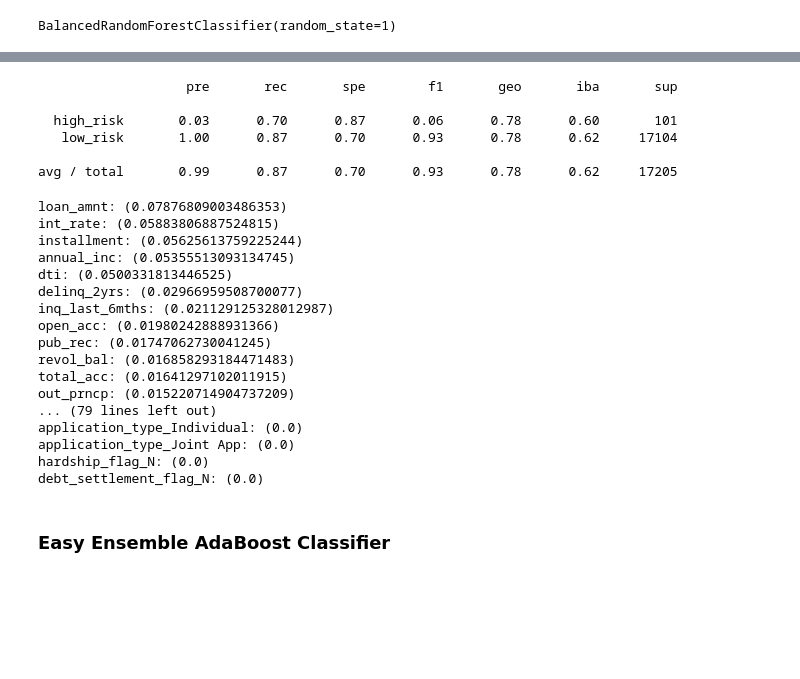
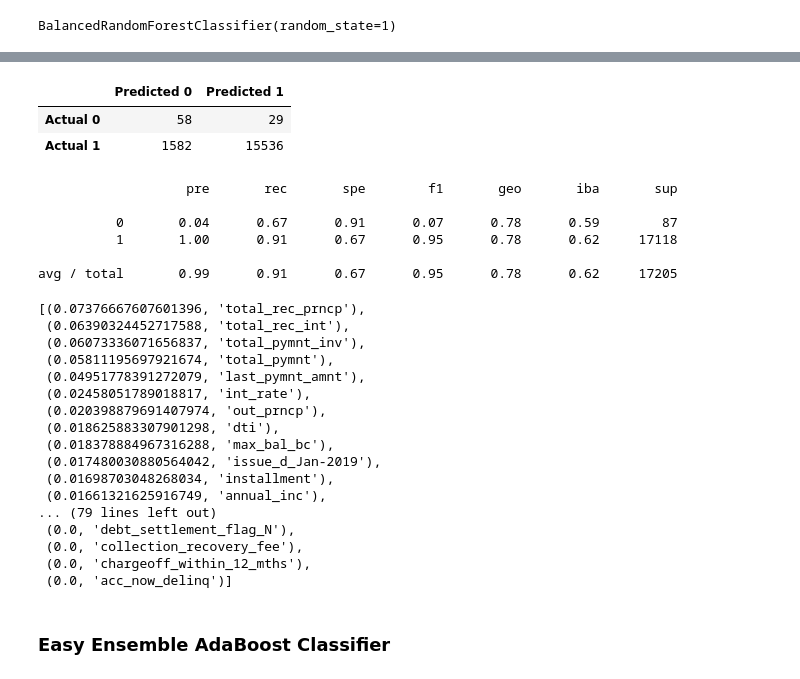
Before and after one commit to Space-Rocks/Credit_Risk_Analysis, a Jupyter notebook: credit_risk_ensemble.ipynb, the cells around one changed output, grey strips where cells are left out. Drawn from its saved outputs; the diff is of its cells as text; code cells hidden in the pictures; blank space fills up the shorter version.

Commit message:
Construct balanced random forest classifier and evaluate predictive performance on data

```diff
--- a/credit_risk_ensemble.ipynb
+++ b/credit_risk_ensemble.ipynb
@@ -160,3 +162,12 @@ X_train, X_test, y_train, y_test = train_test_split(X,
 print(X_train.shape, X_test.shape, y_train.shape, y_test.shape)
 # %% [output]
 (51612, 95) (17205, 95) (51612,) (17205,)
+# %%
+# Creating a StandardScaler instance.
+scaler = StandardScaler()
+# Fitting the Standard Scaler with the training data.
+X_scaler = scaler.fit(X_train)
+
+# Scaling the data.
+X_train_scaled = X_scaler.transform(X_train)
+X_test_scaled = X_scaler.transform(X_test)
@@ -176,10 +189,12 @@ Note: Use a random state of 1 for each algorithm to ensure consistency between t
 ### Balanced Random Forest Classifier
 # %%
 # Resample the training data with the BalancedRandomForestClassifier
-# YOUR CODE HERE
+rf_model = BalancedRandomForestClassifier(n_estimators=100, random_state=1)
+rf_model.fit(X_train_scaled, y_train)
 # %% [output]
 BalancedRandomForestClassifier(random_state=1)
 # %%
 # Calculated the balanced accuracy score
-# YOUR CODE HERE
+y_pred = rf_model.predict(X_test_scaled)
+balanced_accuracy_score(y_test, y_pred)
 # %% [output]
@@ -193,34 +202,47 @@ array([[   71,    30],
+# %%
+# Display the confusion matrix
+cm = confusion_matrix(y_test, y_pred)
+
+# Create a DataFrame from the confusion matrix.
+cm_df = pd.DataFrame(
+    cm, index=["Actual 0", "Actual 1"], columns=["Predicted 0", "Predicted 1"])
+
+cm_df
+# %% [output]
+|  | Predicted 0 | Predicted 1 |
+| Actual 0 | 58 | 29 |
+| Actual 1 | 1582 | 15536 |
 # %%
 # Print the imbalanced classification report
-# YOUR CODE HERE
+print(classification_report_imbalanced(y_test, y_pred))
 # %% [output]
                    pre       rec       spe        f1       geo       iba       sup
 
-  high_risk       0.03      0.70      0.87      0.06      0.78      0.60       101
-   low_risk       1.00      0.87      0.70      0.93      0.78      0.62     17104
+          0       0.04      0.67      0.91      0.07      0.78      0.59        87
+          1       1.00      0.91      0.67      0.95      0.78      0.62     17118
 
-avg / total       0.99      0.87      0.70      0.93      0.78      0.62     17205
+avg / total       0.99      0.91      0.67      0.95      0.78      0.62     17205
 # %%
 # List the features sorted in descending order by feature importance
-# YOUR CODE HERE
+sorted(zip(rf_model.feature_importances_, X.columns), reverse=True)
 # %% [output]
-loan_amnt: (0.07876809003486353)
-int_rate: (0.05883806887524815)
-installment: (0.05625613759225244)
-annual_inc: (0.05355513093134745)
-dti: (0.0500331813446525)
-delinq_2yrs: (0.02966959508700077)
-inq_last_6mths: (0.021129125328012987)
-open_acc: (0.01980242888931366)
-pub_rec: (0.01747062730041245)
-revol_bal: (0.016858293184471483)
-total_acc: (0.01641297102011915)
-out_prncp: (0.015220714904737209)
+[(0.07376667607601396, 'total_rec_prncp'),
+ (0.06390324452717588, 'total_rec_int'),
+ (0.06073336071656837, 'total_pymnt_inv'),
+ (0.05811195697921674, 'total_pymnt'),
+ (0.04951778391272079, 'last_pymnt_amnt'),
+ (0.02458051789018817, 'int_rate'),
+ (0.020398879691407974, 'out_prncp'),
+ (0.018625883307901298, 'dti'),
+ (0.018378884967316288, 'max_bal_bc'),
+ (0.017480030880564042, 'issue_d_Jan-2019'),
+ (0.01698703048268034, 'installment'),
+ (0.01661321625916749, 'annual_inc'),
 ... (79 lines left out)
-application_type_Individual: (0.0)
-application_type_Joint App: (0.0)
-hardship_flag_N: (0.0)
-debt_settlement_flag_N: (0.0)
+ (0.0, 'debt_settlement_flag_N'),
+ (0.0, 'collection_recovery_fee'),
+ (0.0, 'chargeoff_within_12_mths'),
+ (0.0, 'acc_now_delinq')]
 # %% [markdown]
 ### Easy Ensemble AdaBoost Classifier
 # %%
```
Also changed, not shown: parts of 6 cells of this notebook, 1 other file.
